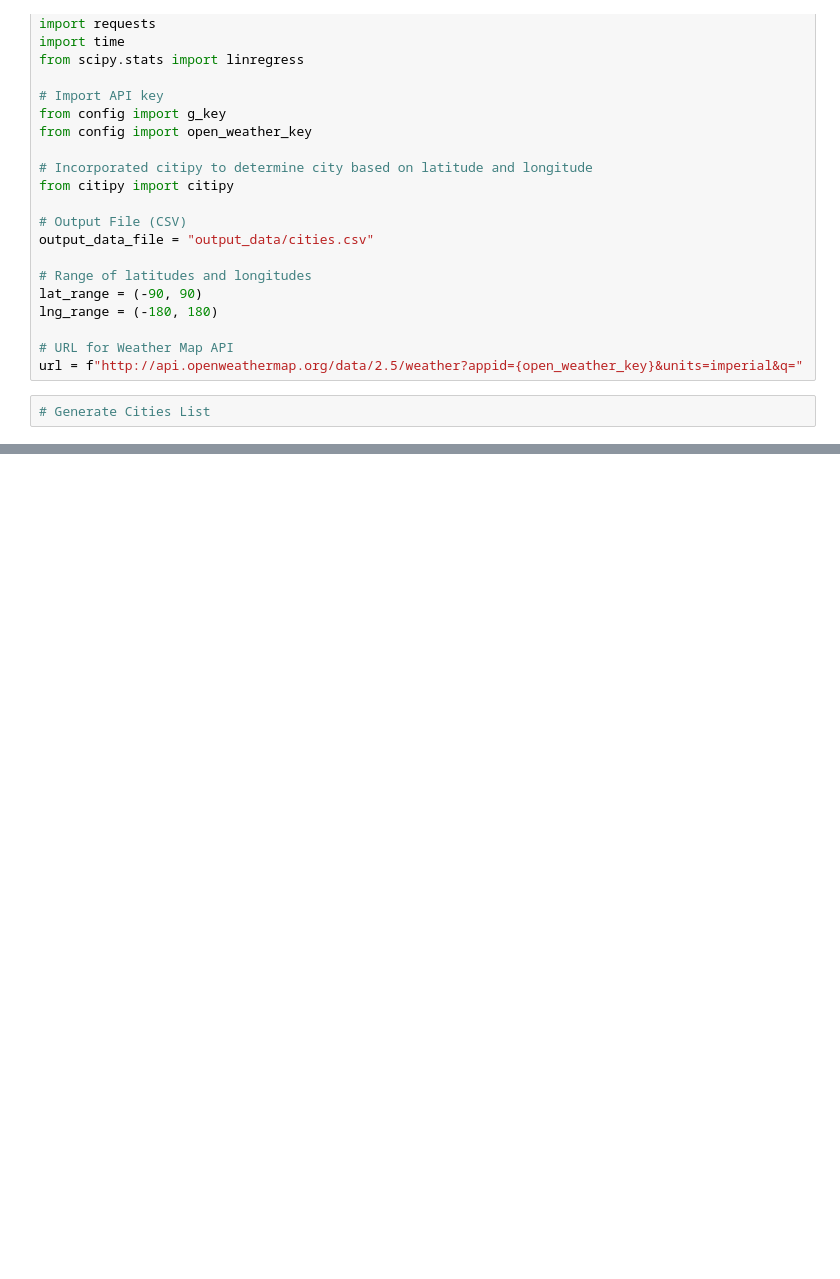
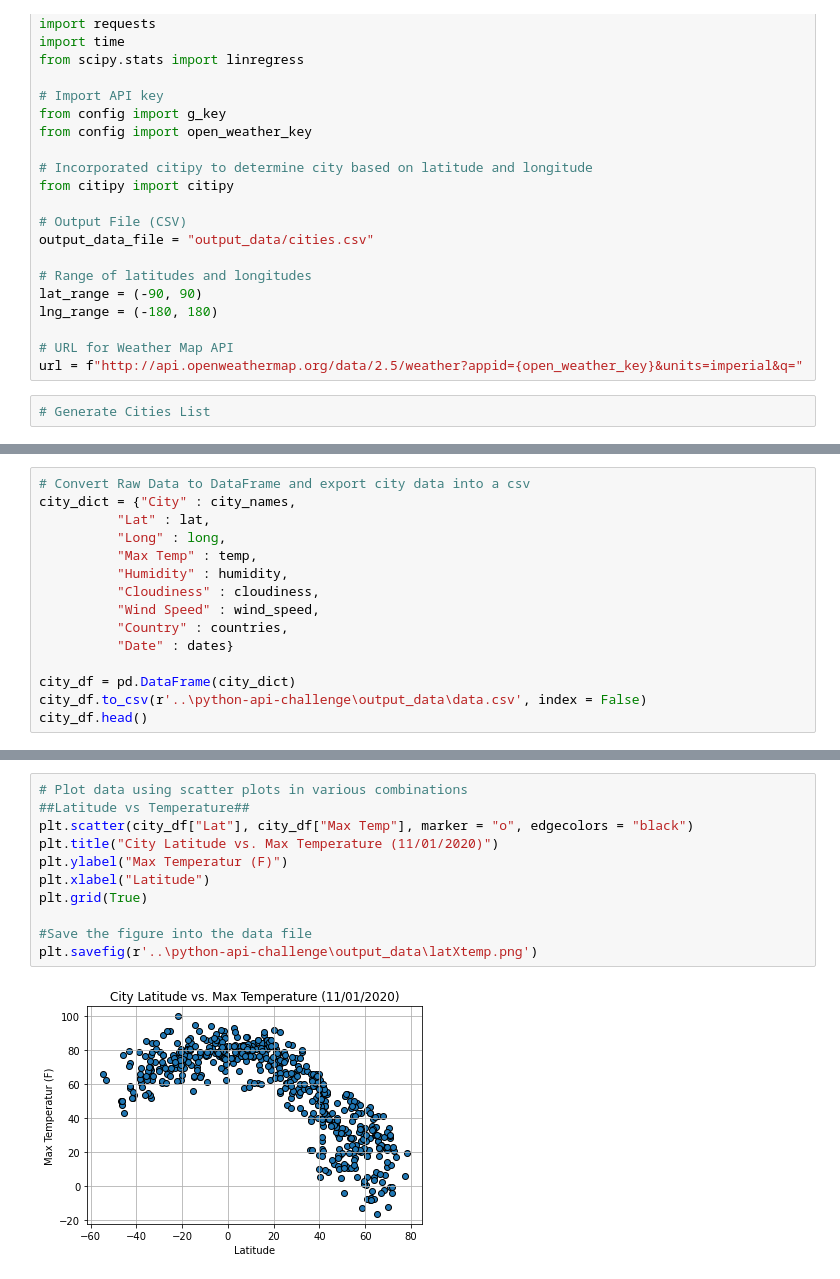
Before and after one commit to TrentELittle/Python-Api-Challenge, a Jupyter notebook: WeatherPy.ipynb, the cells around one changed output, grey strips where cells are left out. Drawn from its saved outputs; the diff is of its cells as text; blank space fills up the shorter version.

Commit message:
Added Scatter Plots for weather data

```diff
--- a/WeatherPy.ipynb
+++ b/WeatherPy.ipynb
@@ -156,0 +133,15 @@ len(countries)
+# %%
+# Convert Raw Data to DataFrame and export city data into a csv
+city_dict = {"City" : city_names,
+          "Lat" : lat,
+          "Long" : long,
+          "Max Temp" : temp,
+          "Humidity" : humidity,
+          "Cloudiness" : cloudiness,
+          "Wind Speed" : wind_speed,
+          "Country" : countries,
+          "Date" : dates}
+
+city_df = pd.DataFrame(city_dict)
+city_df.to_csv(r'..\python-api-challenge\output_data\data.csv', index = False)
+city_df.head()
@@ -156,0 +155,13 @@ len(countries)
+# %%
+# Plot data using scatter plots in various combinations
+##Latitude vs Temperature##
+plt.scatter(city_df["Lat"], city_df["Max Temp"], marker = "o", edgecolors = "black")
+plt.title("City Latitude vs. Max Temperature (11/01/2020)")
+plt.ylabel("Max Temperatur (F)")
+plt.xlabel("Latitude")
+plt.grid(True)
+
+#Save the figure into the data file
+plt.savefig(r'..\python-api-challenge\output_data\latXtemp.png')
+# %% [output]
+[figure, added]
```
Also changed, not shown: parts of 9 cells of this notebook, 5 other files.
